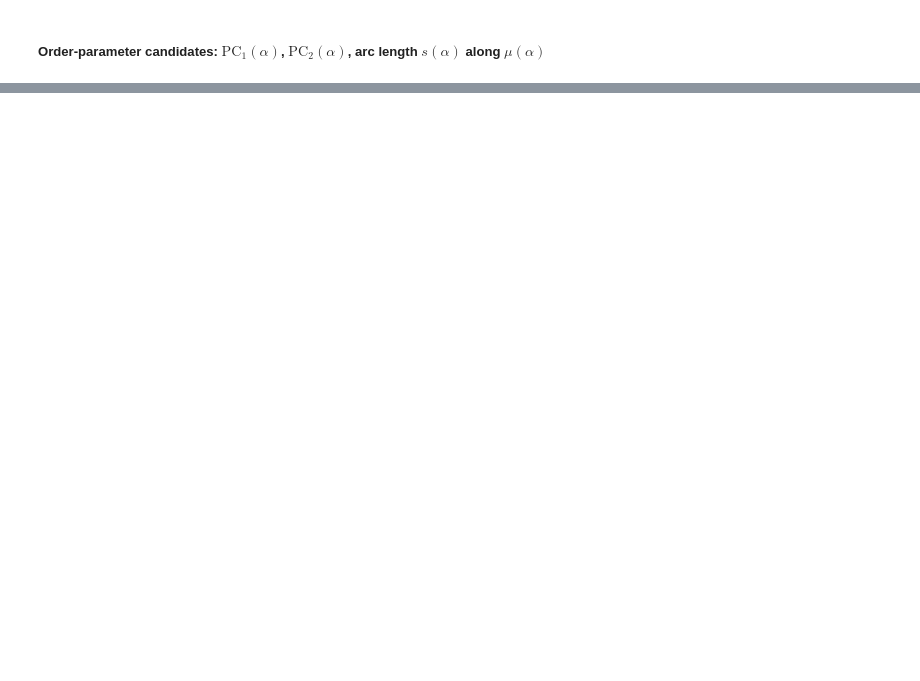
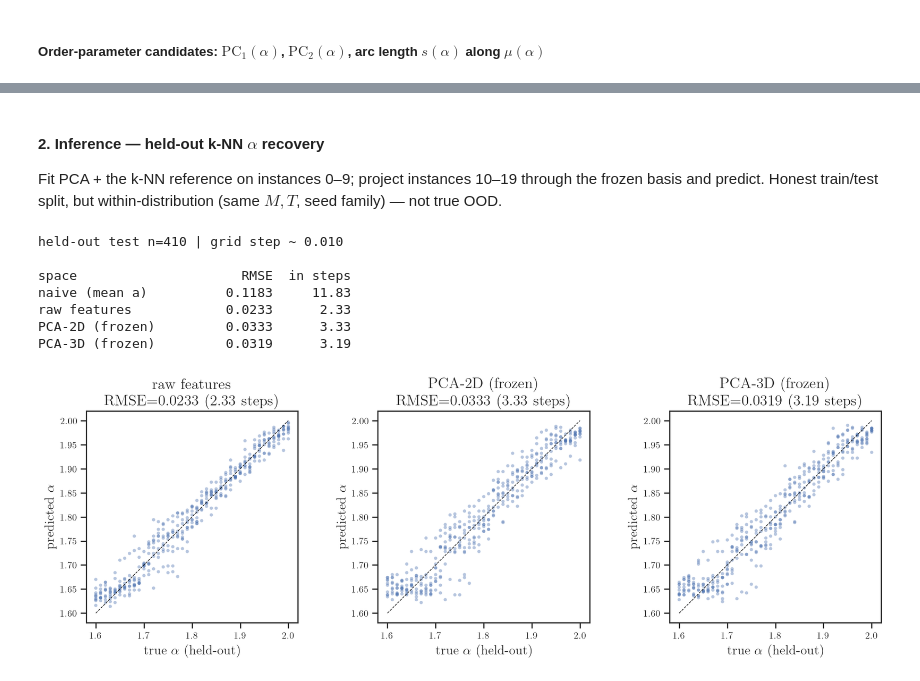
Before and after one commit to willedibam/mts-spi-study-cluster, a Jupyter notebook: notebooks/embeddings/cml-param-sweep.ipynb, the cells around one changed output, grey strips where cells are left out. Cells and saved outputs as stored; diff of their text form; code cells hidden in the pictures; blank space fills up the shorter version.

```diff
--- a/notebooks/embeddings/cml-param-sweep.ipynb
+++ b/notebooks/embeddings/cml-param-sweep.ipynb
@@ -752,0 +284,52 @@ k-NN k=5, UMAP-2D                    0.0262        2.62
+# %% [markdown]
+#### 2. Inference — held-out k-NN $\alpha$ recovery
+
+Fit PCA + the k-NN reference on instances 0–9; project instances 10–19 through the frozen basis and predict. Honest train/test split, but within-distribution (same $M,T$, seed family) — not true OOD.
+# %%
+from sklearn.neighbors import KNeighborsRegressor
+
+train = inst < 10          # instances 0-9 fit; 10-19 held out
+test  = ~train
+step = float(np.diff(alpha_grid).mean())
+
+# freeze PCA on train only, project test through it
+pca_tr = PCA(n_components=3, random_state=0).fit(X[train])
+Ztr, Zte = pca_tr.transform(X[train]), pca_tr.transform(X[test])
+
+def knn_pred(emb_tr, a_tr, emb_te, k=5):
+    nn = KNeighborsRegressor(n_neighbors=k).fit(emb_tr, a_tr)
+    return nn.predict(emb_te)
+
+spaces = {
+    "raw features": (X[train], X[test]),
+    "PCA-2D (frozen)": (Ztr[:, :2], Zte[:, :2]),
+    "PCA-3D (frozen)": (Ztr[:, :3], Zte[:, :3]),
+}
+a_tr, a_te = alpha[train], alpha[test]
+err_naive = np.sqrt(np.mean((a_te - a_tr.mean()) ** 2))
+print(f"held-out test n={test.sum()} | grid step ~ {step:.3f}\n")
+print(f"{'space':<20} {'RMSE':>9} {'in steps':>9}")
+print(f"{'naive (mean a)':<20} {err_naive:>9.4f} {err_naive/step:>9.2f}")
+preds = {}
+for name, (etr, ete) in spaces.items():
+    p = knn_pred(etr, a_tr, ete); preds[name] = p
+    rmse = np.sqrt(np.mean((p - a_te) ** 2))
+    print(f"{name:<20} {rmse:>9.4f} {rmse/step:>9.2f}")
+
+fig, axes = plt.subplots(1, 3, figsize=(13, 4.2), dpi=170)
+for ax, name in zip(axes, spaces):
+    p = preds[name]; rmse = np.sqrt(np.mean((p - a_te) ** 2))
+    ax.scatter(a_te, p, s=12, alpha=0.4, edgecolor="none")
+    ax.plot([1.60, 2.00], [1.60, 2.00], "k--", lw=0.7)
+    ax.set_xlabel(r"true $\alpha$ (held-out)"); ax.set_ylabel(r"predicted $\alpha$")
+    ax.set_title(f"{name}\nRMSE={rmse:.4f} ({rmse/step:.2f} steps)"); ax.set_box_aspect(1)
+plt.tight_layout(); plt.show()
+# %% [output]
+held-out test n=410 | grid step ~ 0.010
+
+space                     RMSE  in steps
+naive (mean a)          0.1183     11.83
+raw features            0.0233      2.33
+PCA-2D (frozen)         0.0333      3.33
+PCA-3D (frozen)         0.0319      3.19
+[figure, added]
```
Also changed, not shown: parts of 40 cells of this notebook, 19 other files.
